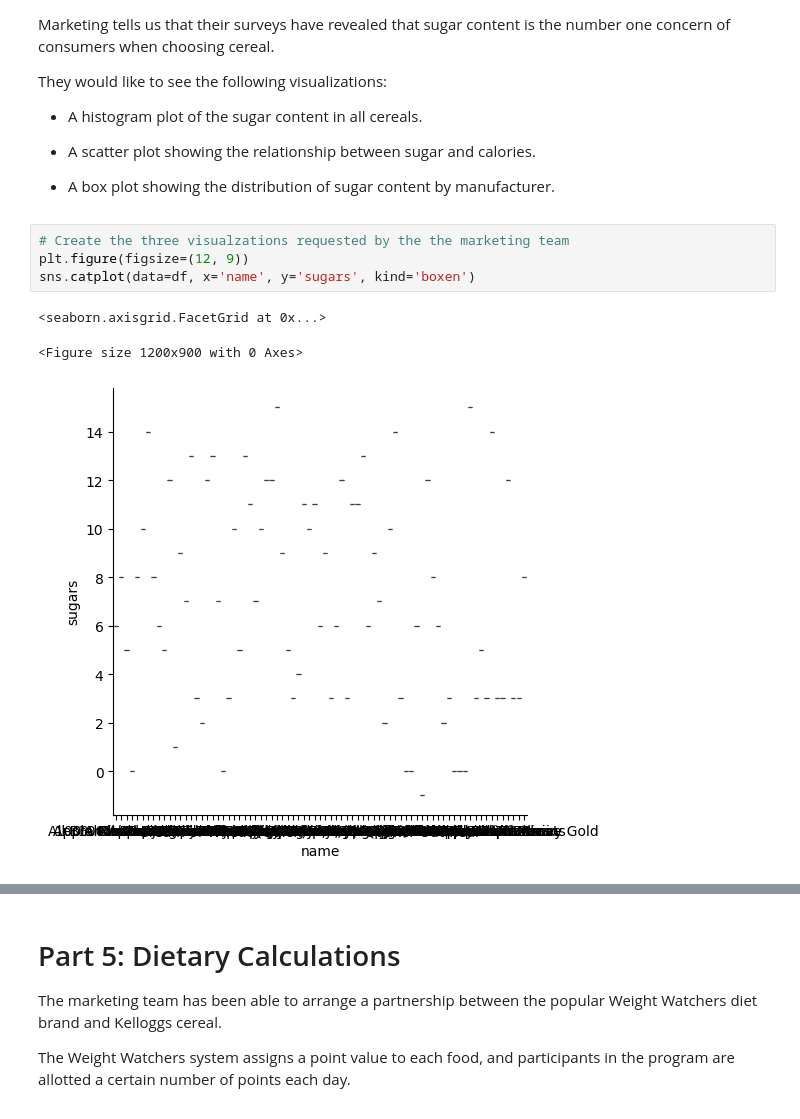
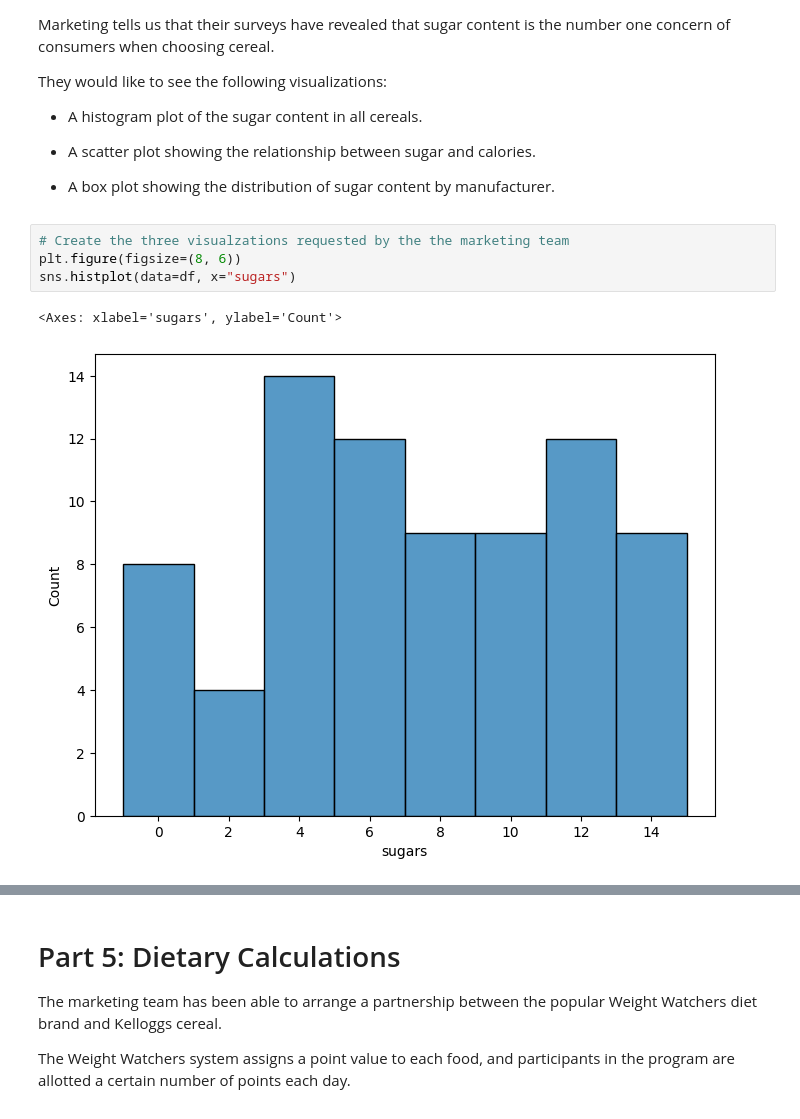
Before and after one commit to CaSc2000-dotcom/CaSc2000-dotcom, a Jupyter notebook: notebooks/cse_450/Exploration_02.ipynb, the cells around one changed output, grey strips where cells are left out. Cells and saved outputs as stored; diff of their text form.

```diff
--- a/notebooks/cse_450/Exploration_02.ipynb
+++ b/notebooks/cse_450/Exploration_02.ipynb
@@ -176,9 +176,8 @@ They would like to see the following visualizations:
 * A box plot showing the distribution of sugar content by manufacturer.
 # %%
 # Create the three visualzations requested by the the marketing team
-plt.figure(figsize=(12, 9))
-sns.catplot(data=df, x='name', y='sugars', kind='boxen')
+plt.figure(figsize=(8, 6))
+sns.histplot(data=df, x="sugars")
 # %% [output]
-<seaborn.axisgrid.FacetGrid at 0x...>
+<Axes: xlabel='sugars', ylabel='Count'>
-<Figure size 1200x900 with 0 Axes>
-[figure, old version]
+[figure, new version]
```
Also changed, not shown: parts of 5 cells of this notebook.
